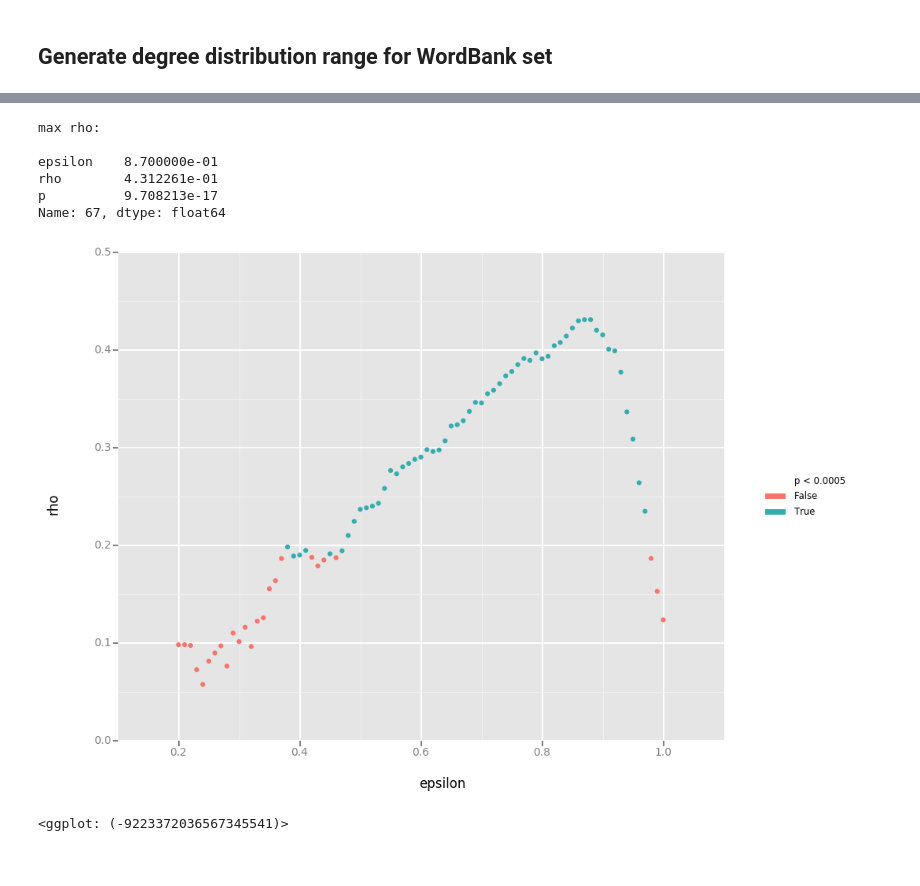
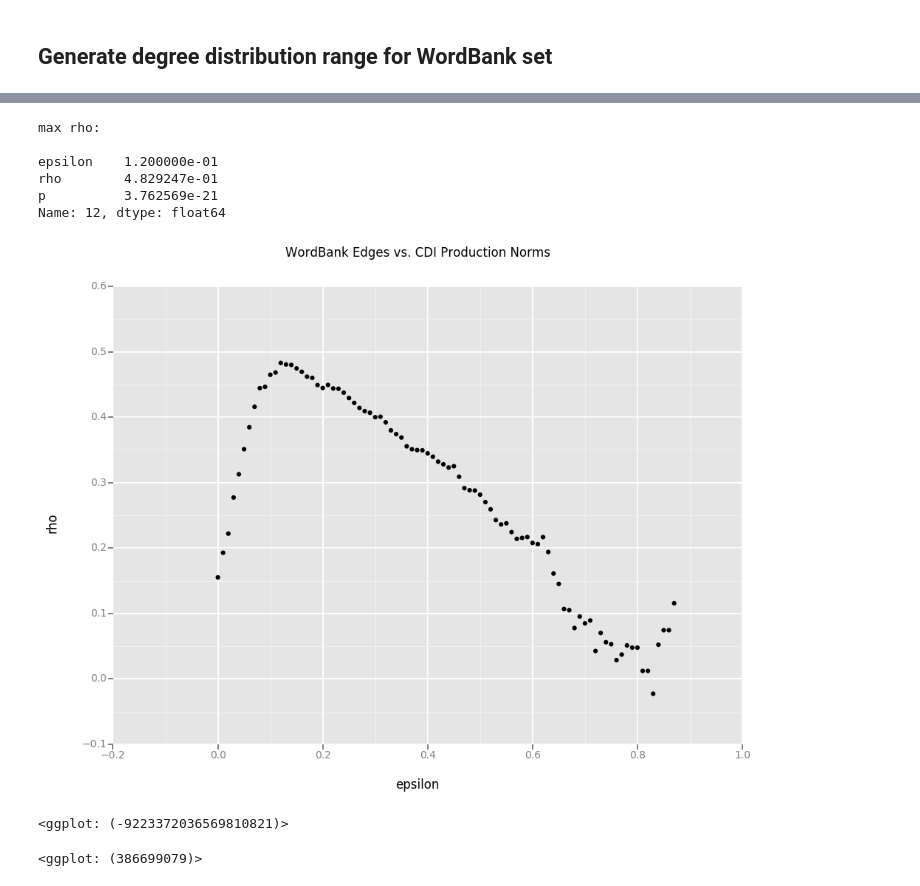
Before and after one commit to BergelsonLab/semspace, a Jupyter notebook: word_learning.ipynb, the cells around one changed output, grey strips where cells are left out. Drawn from its saved outputs; the diff is of its cells as text; code cells hidden in the pictures.

```diff
--- a/word_learning.ipynb
+++ b/word_learning.ipynb
@@ -22,18 +24,10 @@ def range_degree_merge_wb(graph_dir, wordbank_csv):
                 deg_dists.append((G.epsilon, deg_dist))
     return deg_dists
 # %%
-def kendall_dist_range(degree_dists):
-    df = pd.DataFrame(columns=['epsilon', 'tau', 'p'])
+def spearman_dist_range(wordset, degree_dists, month):
+    df = pd.DataFrame(columns=['wordset', 'epsilon', 'rho', 'p', 'cdi_month'])
     for pair in degree_dists:
-        tau, p = stats.kendalltau(pair[1]['degree'], pair[1]['16'])
-        entry = pd.DataFrame([[pair[0], tau, p]], columns=['epsilon', 'tau', 'p'])
+        rho, p = stats.spearmanr(pair[1]['degree'], pair[1][month])
+        entry = pd.DataFrame([[wordset, pair[0], rho, p, month]], columns=['wordset', 'epsilon', 'rho', 'p', 'cdi_month'])
         df = df.append(entry, ignore_index=True)
     return df
-# %%
-def spearman_dist_range(degree_dists):
-    df = pd.DataFrame(columns=['epsilon', 'rho', 'p'])
-    for pair in degree_dists:
-        rho, p = stats.spearmanr(pair[1]['degree'], pair[1]['16'])
-        entry = pd.DataFrame([[pair[0], rho, p]], columns=['epsilon', 'rho', 'p'])
-        df = df.append(entry, ignore_index=True)
-    return df
@@ -78,5 +251,5 @@ Name: 67, dtype: float64
 # %% [markdown]
 ## Generate degree distribution range for WordBank set
 # %%
-wb_degree_dist = range_degree_merge_wb(graph_dir='/Volumes/babylab_data/semspace_output/wordbank',
+wb_degree_dist = range_degree_merge_wb(graph_dir='/Volumes/Lexar/semspace_output/wordbank',
                                        wordbank_csv='data/wordbank_english.csv')
@@ -101,14 +354,37 @@ Name: 68, dtype: float64
+# %%
+%%capture
+spearman_wb_df = spearman_dist_range(wb_degree_dist, '23')
+spearman_wb_df.to_csv('output/edges_vs_cdi_23_wordbank.csv', index=False)
 # %%
 print("max rho: \n\n{}".format(spearman_wb_df.loc[spearman_wb_df.rho.idxmax()]))
 
-ggplot(spearman_wb_df, aes(x='epsilon', y='rho', color='p < 0.0005'))+\
-    geom_point()
+p = ggplot(spearman_wb_df, aes(x='epsilon', y='rho'))+\
+    geom_point()+\
+    ggtitle('WordBank Edges vs. CDI Production Norms')
+
+p.save('graphs/edges_vs_cdi_23_wordbank.png')
+p
 # %% [output]
 max rho:
 
-epsilon    8.700000e-01
-rho        4.312261e-01
-p          9.708213e-17
-Name: 67, dtype: float64
+epsilon    1.200000e-01
+rho        4.829247e-01
+p          3.762569e-21
+Name: 12, dtype: float64
-[figure, old version]
+[figure, new version]
-<ggplot: (-9223372036567345541)>
+<ggplot: (-9223372036569810821)>
+# %%
+%%capture
+spearman_df = spearman_dist_range(degree_dists_all, '30')
+
+spearman_df.to_csv('output/edges_vs_cdi_30_seedlings_all.csv', index=False)
+
+p = ggplot(spearman_df, aes(x='epsilon', y='rho'))+\
+    theme(axis_title=element_text(color='orange')) +\
+    geom_point()+\
+    ggtitle('SEEDLings All Months')
+
+
+p.save('graphs/edges_vs_cdi_30_seedlings_all.png')
+# %% [output]
+<ggplot: (386699079)>
```
Also changed, not shown: parts of 43 cells of this notebook, 10 other files.
